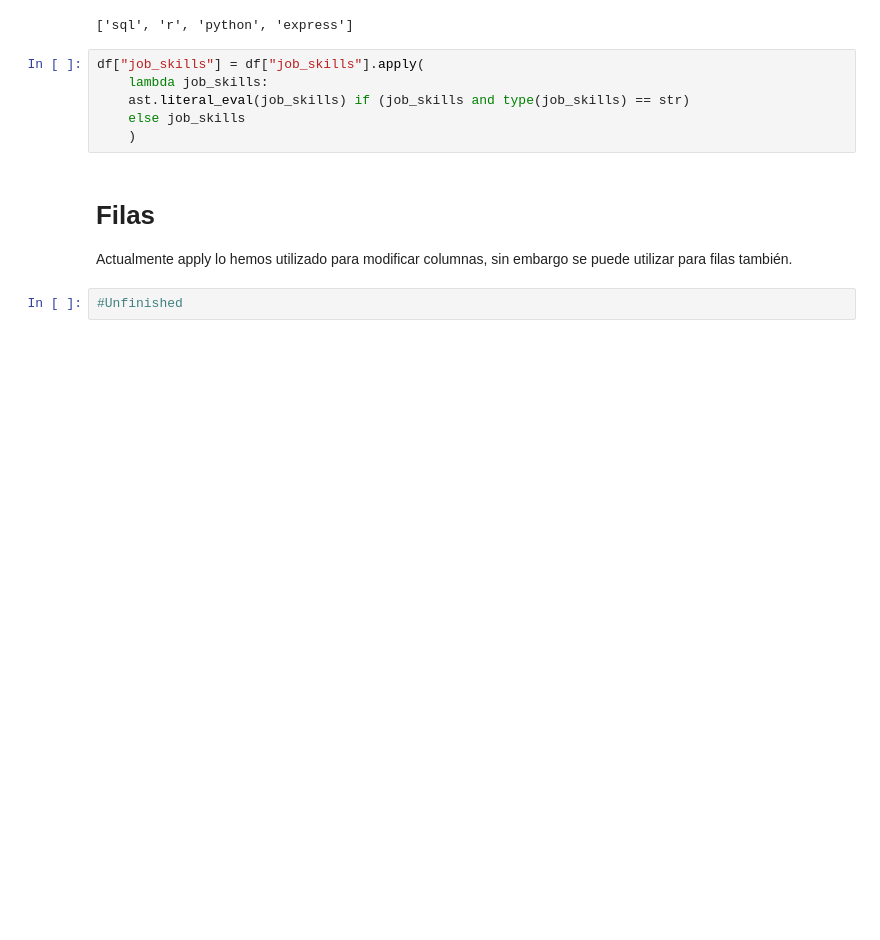
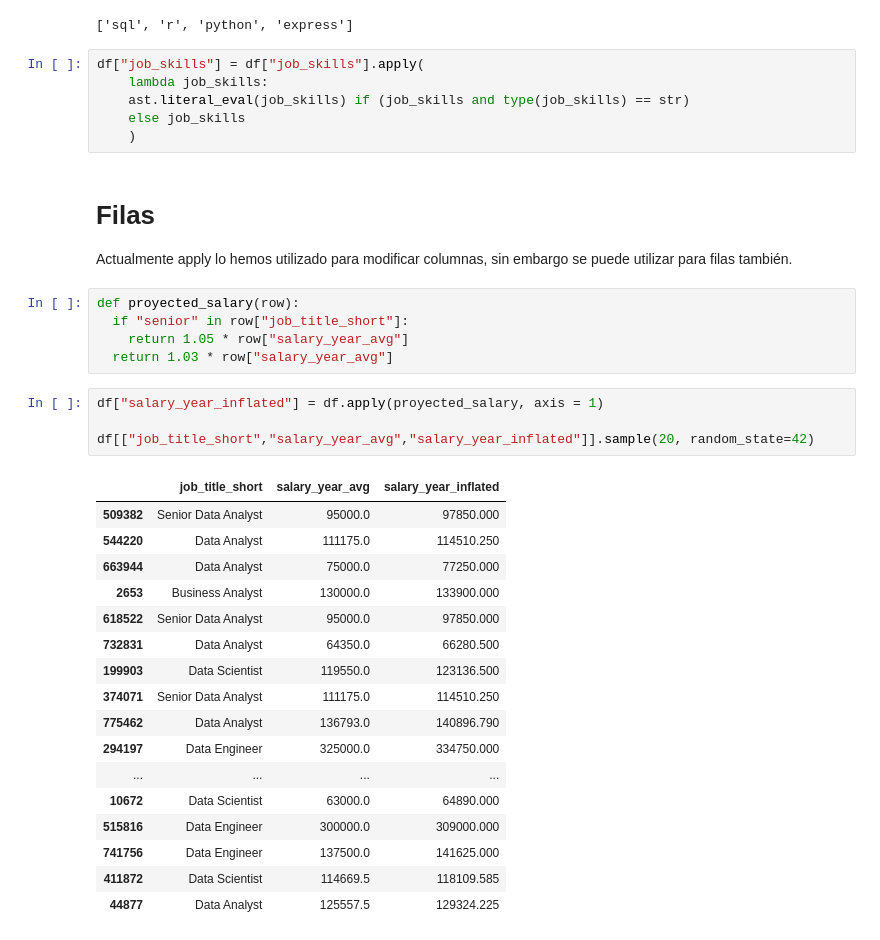
Before and after one commit to Maxime-VP/Proyectos-de-practica, a Jupyter notebook: Python/Jupyter/Pandas_Applying_functions.ipynb, the cells around one changed output. Saved outputs shown, nothing was run; the diff lists cells and outputs as text; blank space fills up the shorter version.

Commit message:
Apply function on pandas (finished)

```diff
--- a/Python/Jupyter/Pandas_Applying_functions.ipynb
+++ b/Python/Jupyter/Pandas_Applying_functions.ipynb
@@ -161,5 +164,30 @@ df["job_skills"] = df["job_skills"].apply(
 # %% [markdown]
 # Filas
 Actualmente apply lo hemos utilizado para modificar columnas, sin embargo se puede utilizar para filas también.
-# %%
-#Unfinished
+# %%
+def proyected_salary(row):
+  if "senior" in row["job_title_short"]:
+    return 1.05 * row["salary_year_avg"]
+  return 1.03 * row["salary_year_avg"]
+# %%
+df["salary_year_inflated"] = df.apply(proyected_salary, axis = 1)
+
+df[["job_title_short","salary_year_avg","salary_year_inflated"]].sample(20, random_state=42)
+# %% [output]
+|  | job_title_short | salary_year_avg | salary_year_inflated |
+| 509382 | Senior Data Analyst | 95000.0 | 97850.000 |
+| 544220 | Data Analyst | 111175.0 | 114510.250 |
+| 663944 | Data Analyst | 75000.0 | 77250.000 |
+| 2653 | Business Analyst | 130000.0 | 133900.000 |
+| 618522 | Senior Data Analyst | 95000.0 | 97850.000 |
+| 732831 | Data Analyst | 64350.0 | 66280.500 |
+| 199903 | Data Scientist | 119550.0 | 123136.500 |
+| 374071 | Senior Data Analyst | 111175.0 | 114510.250 |
+| 775462 | Data Analyst | 136793.0 | 140896.790 |
+| 294197 | Data Engineer | 325000.0 | 334750.000 |
+| ... | ... | ... | ... |
+| 10672 | Data Scientist | 63000.0 | 64890.000 |
+| 515816 | Data Engineer | 300000.0 | 309000.000 |
+| 741756 | Data Engineer | 137500.0 | 141625.000 |
+| 411872 | Data Scientist | 114669.5 | 118109.585 |
+| 44877 | Data Analyst | 125557.5 | 129324.225 |
```
Also changed, not shown: parts of 2 cells of this notebook.
